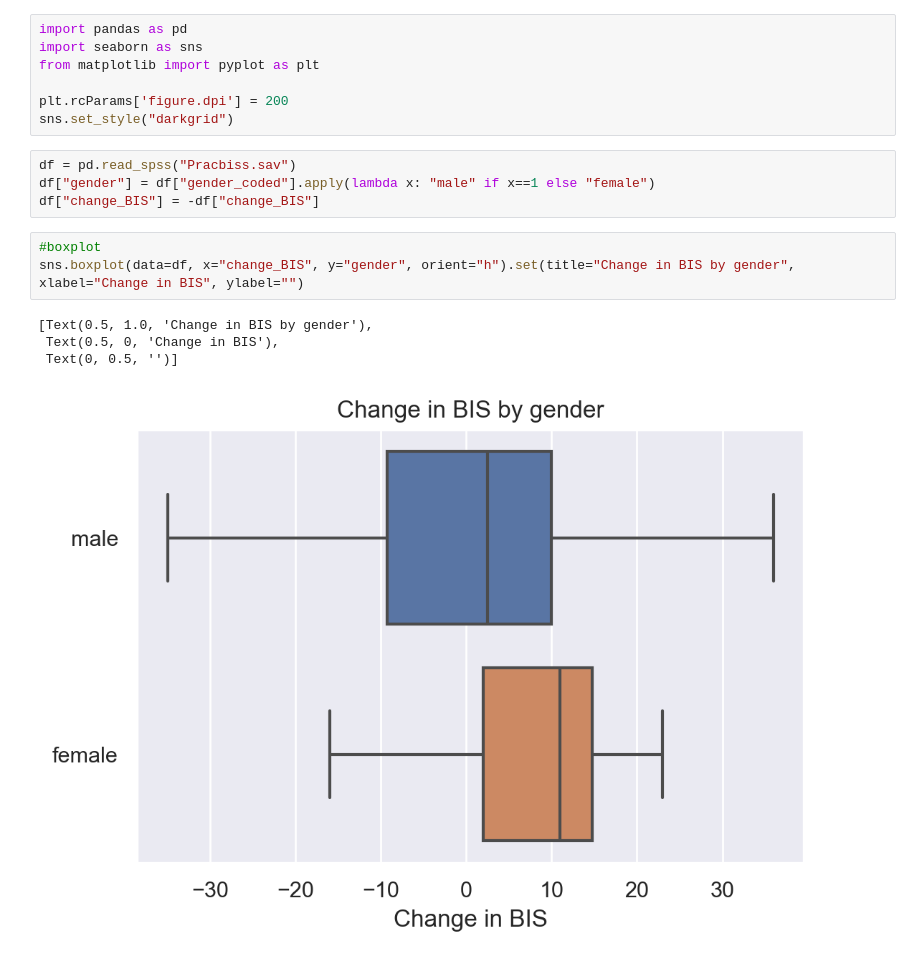
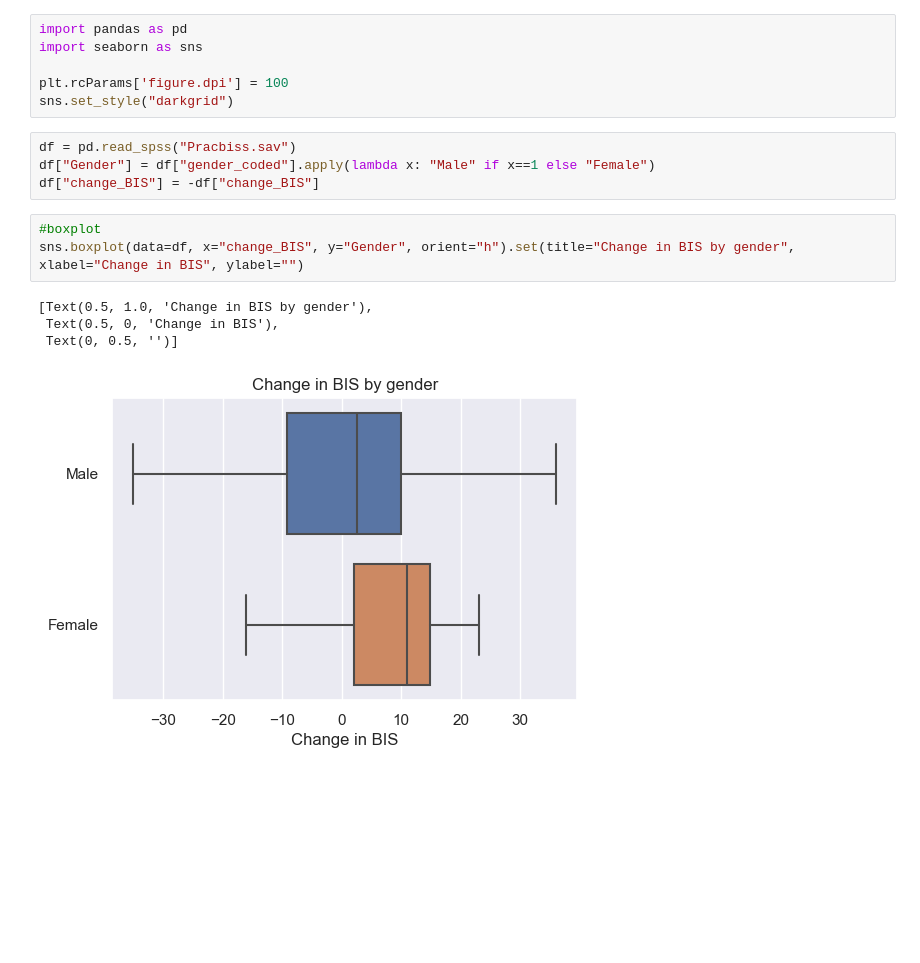
Before and after one commit to jjbbyw/MLZ, a Jupyter notebook: MLZ.ipynb, the cells around one changed output. Drawn from its saved outputs; the diff is of its cells as text; blank space fills up the shorter version.

Commit message:
graph

```diff
--- a/MLZ.ipynb
+++ b/MLZ.ipynb
@@ -1,20 +1,19 @@
 # %%
 import pandas as pd
 import seaborn as sns
-from matplotlib import pyplot as plt
 
-plt.rcParams['figure.dpi'] = 200
+plt.rcParams['figure.dpi'] = 100
 sns.set_style("darkgrid")
 # %%
 df = pd.read_spss("Pracbiss.sav")
-df["gender"] = df["gender_coded"].apply(lambda x: "male" if x==1 else "female")
+df["Gender"] = df["gender_coded"].apply(lambda x: "Male" if x==1 else "Female")
 df["change_BIS"] = -df["change_BIS"]
 # %%
 #boxplot
-sns.boxplot(data=df, x="change_BIS", y="gender", orient="h").set(title="Change in BIS by gender", xlabel="Change in BIS", ylabel="")
+sns.boxplot(data=df, x="change_BIS", y="Gender", orient="h").set(title="Change in BIS by gender", xlabel="Change in BIS", ylabel="")
 # %% [output]
 [Text(0.5, 1.0, 'Change in BIS by gender'),
  Text(0.5, 0, 'Change in BIS'),
  Text(0, 0.5, '')]
-[figure, old version]
+[figure, new version]
 # %%
```
Also changed, not shown: parts of 3 cells of this notebook.
